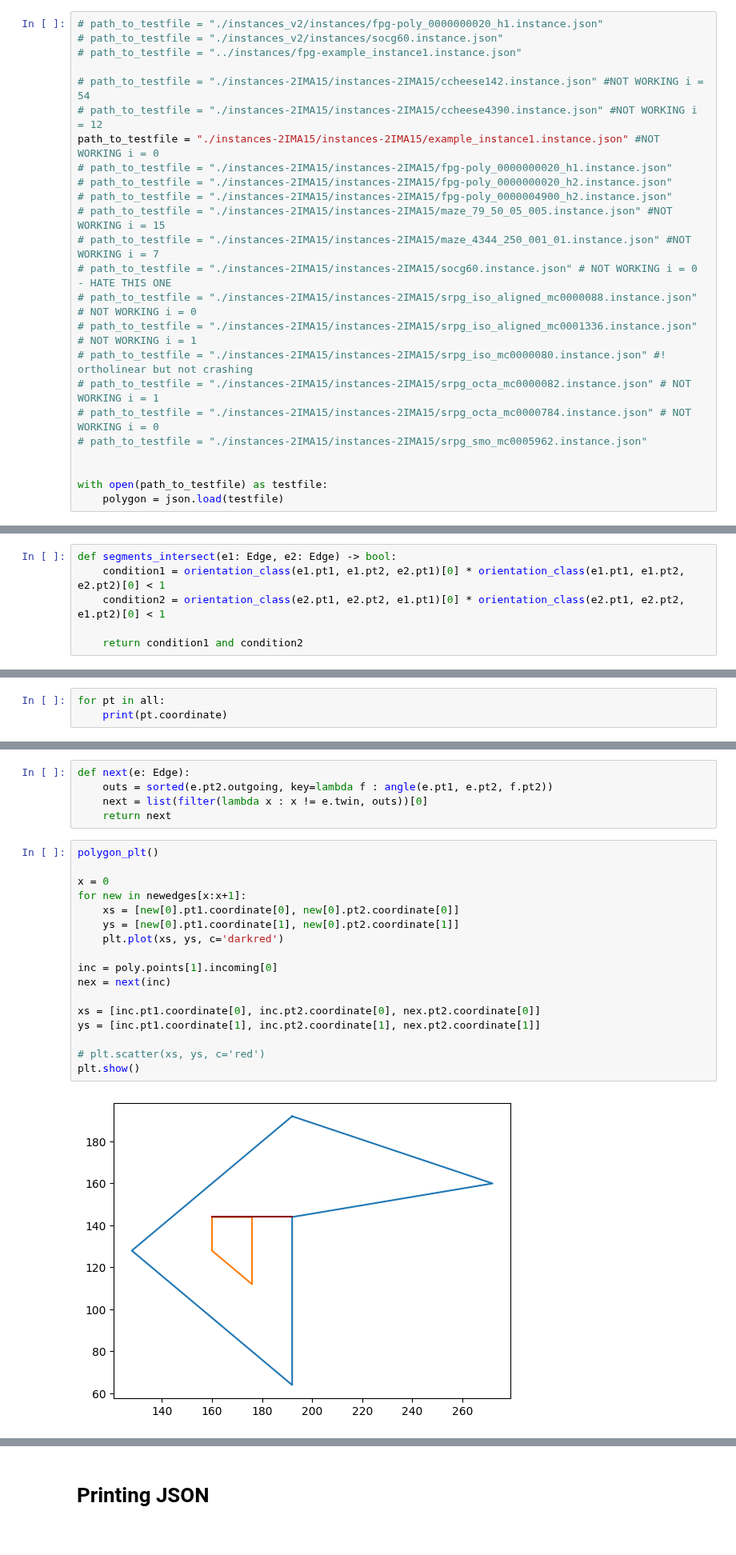
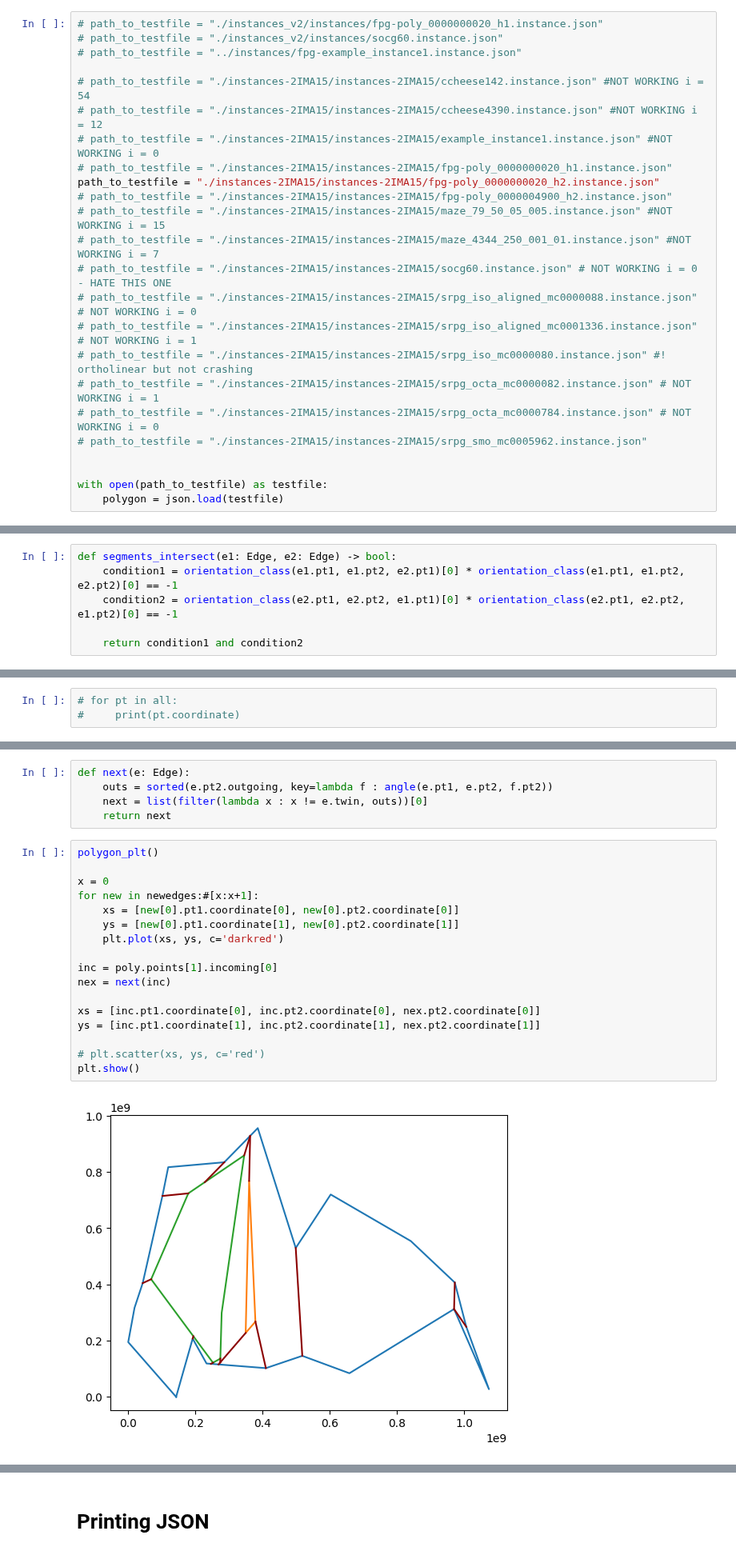
Before and after one commit to theodle/2IMA15-project, a Jupyter notebook: prototyping.ipynb, the cells around one changed output, grey strips where cells are left out. Shown at 80% size. Cells and saved outputs as stored; diff of their text form.

```diff
--- a/prototyping.ipynb
+++ b/prototyping.ipynb
@@ -15,9 +15,9 @@ from fractions import Fraction
 
 # path_to_testfile = "./instances-2IMA15/instances-2IMA15/ccheese142.instance.json" #NOT WORKING i = 54
 # path_to_testfile = "./instances-2IMA15/instances-2IMA15/ccheese4390.instance.json" #NOT WORKING i = 12
-path_to_testfile = "./instances-2IMA15/instances-2IMA15/example_instance1.instance.json" #NOT WORKING i = 0
+# path_to_testfile = "./instances-2IMA15/instances-2IMA15/example_instance1.instance.json" #NOT WORKING i = 0
 # path_to_testfile = "./instances-2IMA15/instances-2IMA15/fpg-poly_0000000020_h1.instance.json"
-# path_to_testfile = "./instances-2IMA15/instances-2IMA15/fpg-poly_0000000020_h2.instance.json"
+path_to_testfile = "./instances-2IMA15/instances-2IMA15/fpg-poly_0000000020_h2.instance.json"
 # path_to_testfile = "./instances-2IMA15/instances-2IMA15/fpg-poly_0000004900_h2.instance.json"
 # path_to_testfile = "./instances-2IMA15/instances-2IMA15/maze_79_50_05_005.instance.json" #NOT WORKING i = 15
 # path_to_testfile = "./instances-2IMA15/instances-2IMA15/maze_4344_250_001_01.instance.json" #NOT WORKING i = 7
@@ -1171,8 +1176,8 @@ plt.show()
 # Something simpler?
 # %%
 def segments_intersect(e1: Edge, e2: Edge) -> bool:
-    condition1 = orientation_class(e1.pt1, e1.pt2, e2.pt1)[0] * orientation_class(e1.pt1, e1.pt2, e2.pt2)[0] < 1
-    condition2 = orientation_class(e2.pt1, e2.pt2, e1.pt1)[0] * orientation_class(e2.pt1, e2.pt2, e1.pt2)[0] < 1
+    condition1 = orientation_class(e1.pt1, e1.pt2, e2.pt1)[0] * orientation_class(e1.pt1, e1.pt2, e2.pt2)[0] == -1
+    condition2 = orientation_class(e2.pt1, e2.pt2, e1.pt1)[0] * orientation_class(e2.pt1, e2.pt2, e1.pt2)[0] == -1
 
     return condition1 and condition2
 # %%
@@ -1209,3 +1214,3 @@ count
 # %%
-for pt in all:
-    print(pt.coordinate)
+# for pt in all:
+#     print(pt.coordinate)
@@ -1394,22 +1350,22 @@ def next(e: Edge):
 # %%
 polygon_plt()
 
 x = 0
-for new in newedges[x:x+1]:
+for new in newedges:#[x:x+1]:
     xs = [new[0].pt1.coordinate[0], new[0].pt2.coordinate[0]]
     ys = [new[0].pt1.coordinate[1], new[0].pt2.coordinate[1]]
     plt.plot(xs, ys, c='darkred')
 
 inc = poly.points[1].incoming[0]
 nex = next(inc)
 
 xs = [inc.pt1.coordinate[0], inc.pt2.coordinate[0], nex.pt2.coordinate[0]]
 ys = [inc.pt1.coordinate[1], inc.pt2.coordinate[1], nex.pt2.coordinate[1]]
 
 # plt.scatter(xs, ys, c='red')
 plt.show()
 # %% [output]
-[figure, old version]
+[figure, new version]
 # %%
 def get_polygons_adj_half_edge(half_edges, polygons):
     r_out, r_in = half_edges
```
Also changed, not shown: parts of 15 cells of this notebook.
